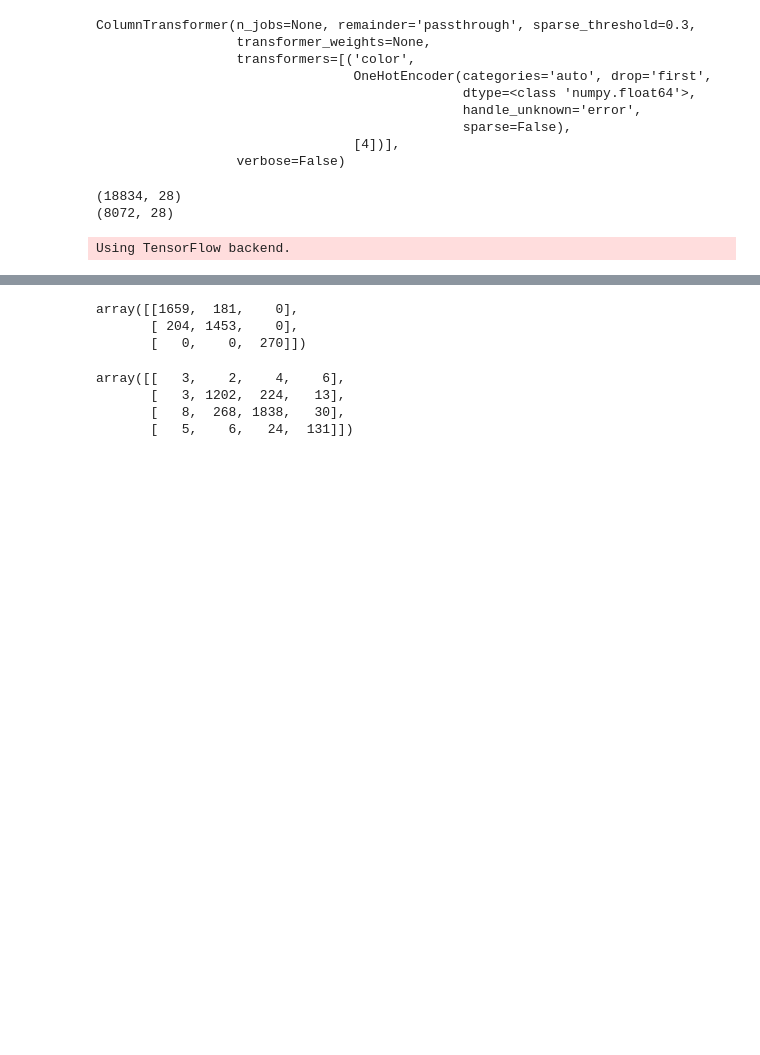
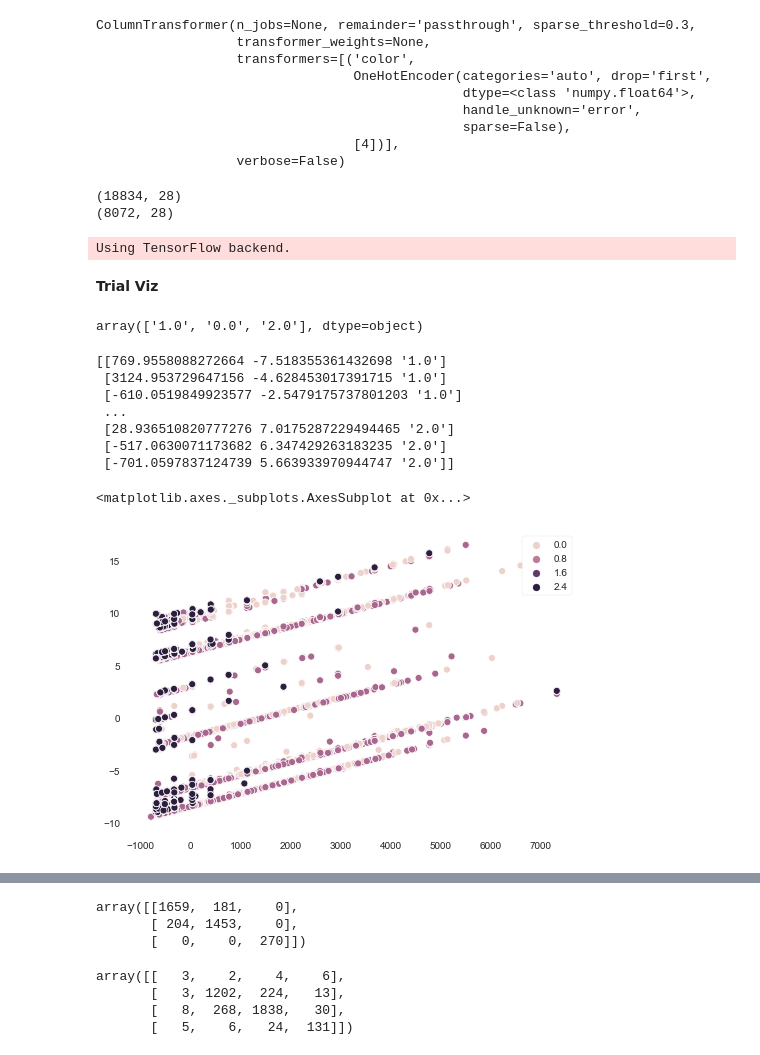
Before and after one commit to falcolf/Adopt_A_Buddy, a Jupyter notebook: Model.ipynb, the cells around one changed output, grey strips where cells are left out. Drawn from its saved outputs; the diff is of its cells as text; code cells hidden in the pictures; blank space fills up the shorter version.

```diff
--- a/Model.ipynb
+++ b/Model.ipynb
@@ -109,3 +101,27 @@ X_train_breed, y_train_breed = os.fit_resample(X_train_breed, y_train_breed)
 X_train_pet, y_train_pet = os.fit_resample(X_train_pet, y_train_pet)
 # %% [output]
 Using TensorFlow backend.
+# %% [markdown]
+**Trial Viz**
+# %%
+y_train_breed.breed_category.astype('str').unique()
+# %% [output]
+array(['1.0', '0.0', '2.0'], dtype=object)
+# %%
+from sklearn.decomposition import PCA
+pca = PCA(n_components=2)
+# %%
+x = pca.fit_transform(X_train_breed)
+breed_x = np.append(x, y_train_breed.breed_category.astype('str').values.reshape(-1,1), axis=1)
+print(breed_x)
+sns.scatterplot(x=breed_x[:,0], y=x[:,1], hue=breed_x[:,2])
+# %% [output]
+[[769.9558088272664 -7.518355361432698 '1.0']
+ [3124.953729647156 -4.628453017391715 '1.0']
+ [-610.0519849923577 -2.5479175737801203 '1.0']
+ ...
+ [28.936510820777276 7.0175287229494465 '2.0']
+ [-517.0630071173682 6.347429263183235 '2.0']
+ [-701.0597837124739 5.663933970944747 '2.0']]
+<matplotlib.axes._subplots.AxesSubplot at 0x...>
+[figure, added]
```
Also changed, not shown: parts of 9 cells of this notebook.
